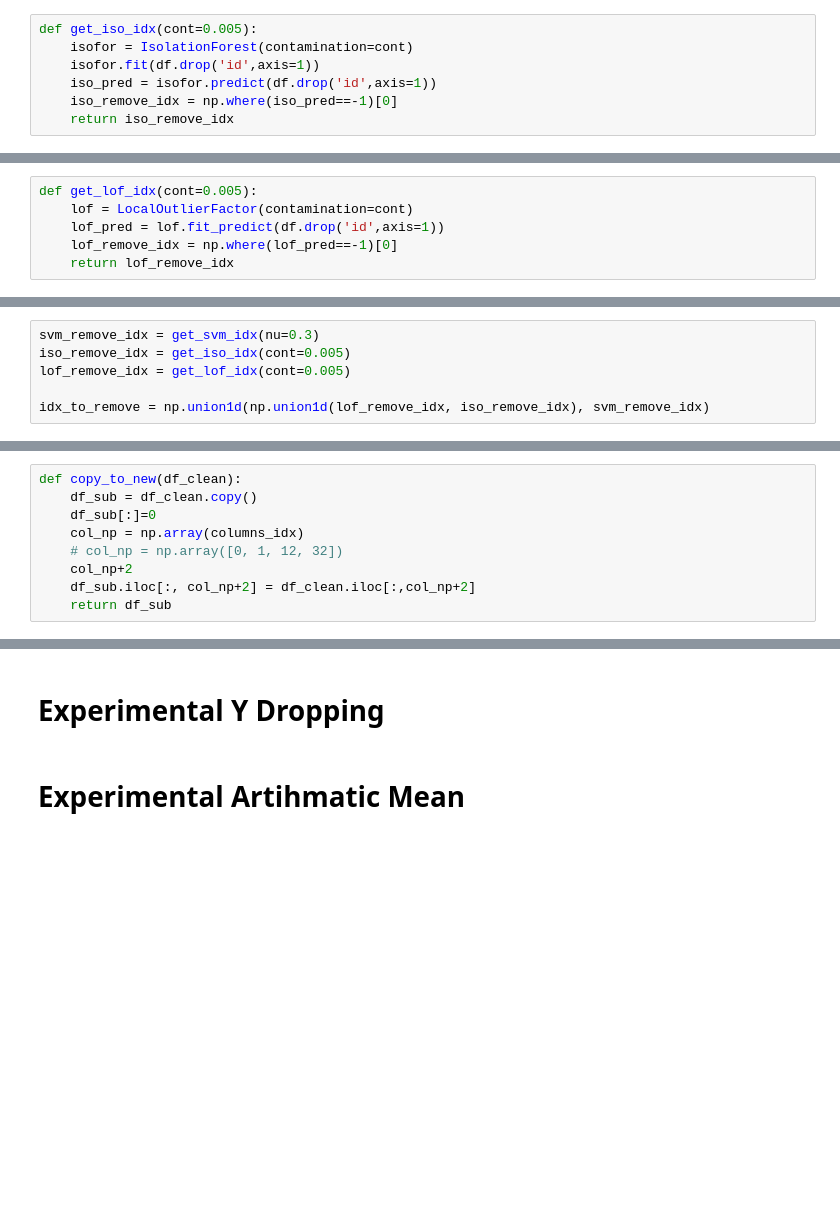
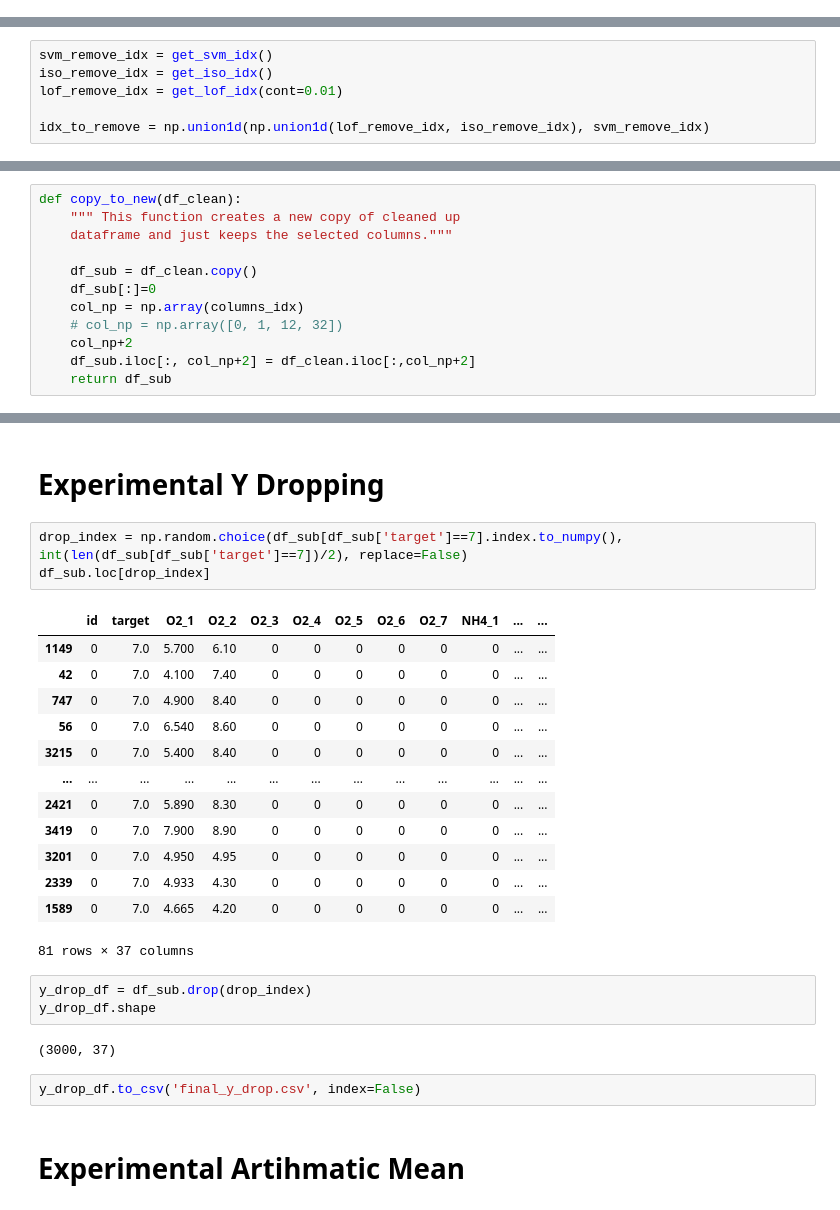
Before and after one commit to ameram/dissolved_o2_augmentation, a Jupyter notebook: playground_v8_final.ipynb, the cells around one changed output, grey strips where cells are left out. Cells and saved outputs as stored; diff of their text form; blank space fills up the shorter version.

```diff
--- a/playground_v8_final.ipynb
+++ b/playground_v8_final.ipynb
@@ -179,13 +190,6 @@ SGDOneClassSVM works best without id for finding outliers.
 # %%
 # svm_df_8 = dropped_df(get_svm_idx(nu=0.8))
 # test_with_std(svm_df_8.drop('target', axis=1), svm_df_8.target, cv=5, n=7)
-# %%
-def get_iso_idx(cont=0.005):
-    isofor = IsolationForest(contamination=cont)
-    isofor.fit(df.drop('id',axis=1))
-    iso_pred = isofor.predict(df.drop('id',axis=1))
-    iso_remove_idx = np.where(iso_pred==-1)[0]
-    return iso_remove_idx
 # %%
 # # Testing different contamination values
 
@@ -197,12 +201,6 @@ def get_iso_idx(cont=0.005):
 # %%
 # iso_df_3 = dropped_df(get_iso_idx(cont=0.5))
 # test_with_std(iso_df_3.drop('target', axis=1), iso_df_3.target, cv=5, n=7)
-# %%
-def get_lof_idx(cont=0.005):
-    lof = LocalOutlierFactor(contamination=cont)
-    lof_pred = lof.fit_predict(df.drop('id',axis=1))
-    lof_remove_idx = np.where(lof_pred==-1)[0]
-    return lof_remove_idx
 # %%
 # # Testing different contamination values
 
@@ -226,9 +224,9 @@ I wonder if is should this radical numbers for cont, since no one else seems to
 
 edit: Ok now i know the reason why people in the Kaggle don't use the big number because it get picky pretty fast. My values are nu=0.3 and both contaminations set to 0.01
 # %%
-svm_remove_idx = get_svm_idx(nu=0.3)
-iso_remove_idx = get_iso_idx(cont=0.005)
-lof_remove_idx = get_lof_idx(cont=0.005)
+svm_remove_idx = get_svm_idx()
+iso_remove_idx = get_iso_idx()
+lof_remove_idx = get_lof_idx(cont=0.01)
 
 idx_to_remove = np.union1d(np.union1d(lof_remove_idx, iso_remove_idx), svm_remove_idx)
 # %%
@@ -315,5 +281,8 @@ columns_idx_x = columns_idx + [15]
 # %%
 def copy_to_new(df_clean):
+    """ This function creates a new copy of cleaned up
+    dataframe and just keeps the selected columns."""
+
     df_sub = df_clean.copy()
     df_sub[:]=0
     col_np = np.array(columns_idx)
@@ -399,5 +337,29 @@ df_sub.target = y_clipped(7, 35)
 # %% [markdown]
 # Experimental Y Dropping
+# %%
+drop_index = np.random.choice(df_sub[df_sub['target']==7].index.to_numpy(), int(len(df_sub[df_sub['target']==7])/2), replace=False)
+df_sub.loc[drop_index]
+# %% [output]
+|  | id | target | O2_1 | O2_2 | O2_3 | O2_4 | O2_5 | O2_6 | O2_7 | NH4_1 | ... | ... |
+| 1149 | 0 | 7.0 | 5.700 | 6.10 | 0 | 0 | 0 | 0 | 0 | 0 | ... | ... |
+| 42 | 0 | 7.0 | 4.100 | 7.40 | 0 | 0 | 0 | 0 | 0 | 0 | ... | ... |
+| 747 | 0 | 7.0 | 4.900 | 8.40 | 0 | 0 | 0 | 0 | 0 | 0 | ... | ... |
+| 56 | 0 | 7.0 | 6.540 | 8.60 | 0 | 0 | 0 | 0 | 0 | 0 | ... | ... |
+| 3215 | 0 | 7.0 | 5.400 | 8.40 | 0 | 0 | 0 | 0 | 0 | 0 | ... | ... |
+| ... | ... | ... | ... | ... | ... | ... | ... | ... | ... | ... | ... | ... |
+| 2421 | 0 | 7.0 | 5.890 | 8.30 | 0 | 0 | 0 | 0 | 0 | 0 | ... | ... |
+| 3419 | 0 | 7.0 | 7.900 | 8.90 | 0 | 0 | 0 | 0 | 0 | 0 | ... | ... |
+| 3201 | 0 | 7.0 | 4.950 | 4.95 | 0 | 0 | 0 | 0 | 0 | 0 | ... | ... |
+| 2339 | 0 | 7.0 | 4.933 | 4.30 | 0 | 0 | 0 | 0 | 0 | 0 | ... | ... |
+| 1589 | 0 | 7.0 | 4.665 | 4.20 | 0 | 0 | 0 | 0 | 0 | 0 | ... | ... |
+81 rows × 37 columns
+# %%
+y_drop_df = df_sub.drop(drop_index)
+y_drop_df.shape
+# %% [output]
+(3000, 37)
+# %%
+y_drop_df.to_csv('final_y_drop.csv', index=False)
 # %% [markdown]
 # Experimental Artihmatic Mean
 # %%
```
Also changed, not shown: parts of 21 cells of this notebook, 2 other files.
